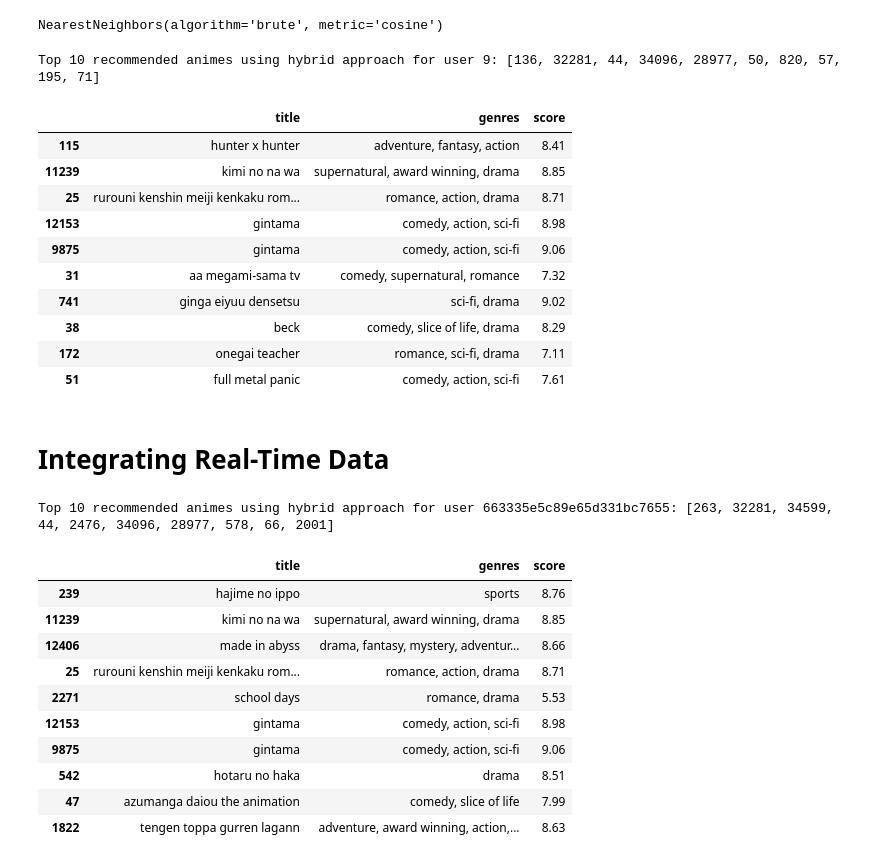
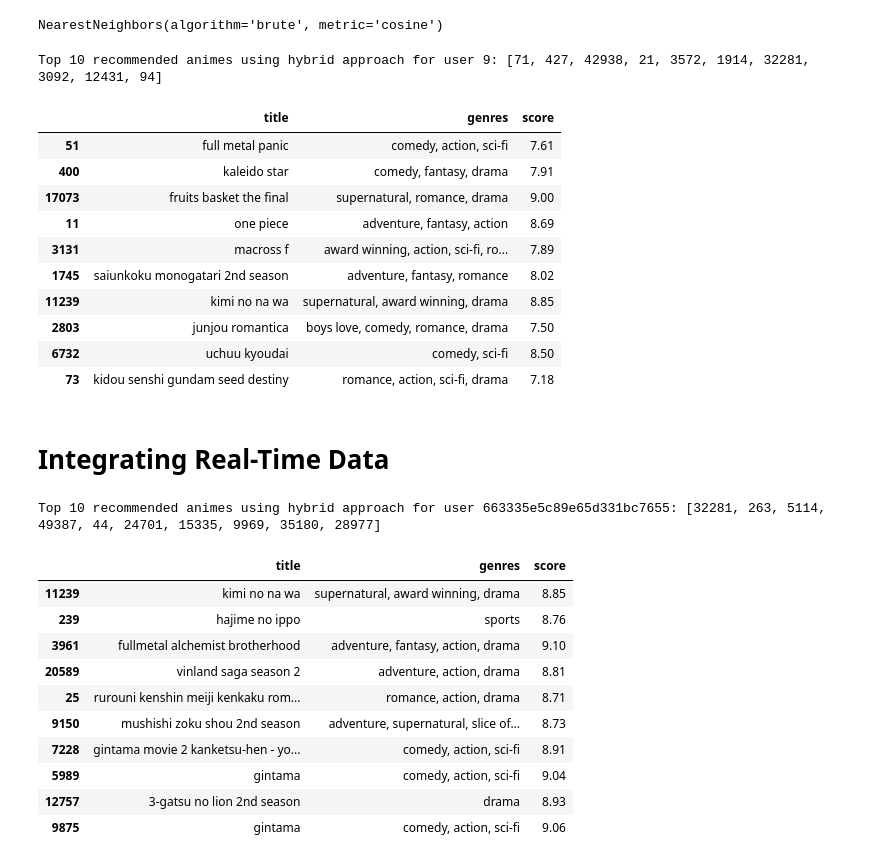
Before and after one commit to SStepz/TheWatcher, a Jupyter notebook: Recommendations/AnimeRS.ipynb, the cells around one changed output. Saved outputs shown, nothing was run; the diff lists cells and outputs as text; code cells hidden in the pictures.

```diff
--- a/Recommendations/AnimeRS.ipynb
+++ b/Recommendations/AnimeRS.ipynb
@@ -526,7 +527,7 @@ def get_recommendations_by_user(user_id, knn, user_anime_matrix, n=10):
     sorted_animes = sorted(weighted_ratings.items(), key=lambda x: x[1], reverse=True)
 
     # Get the top n animes
-    top_n_animes = [anime_id for anime_id, _ in sorted_animes[:n]]
+    top_n_animes = sorted_animes[:n]
     return top_n_animes
 
 def hybrid_recommendations(user_id, svd, knn, user_anime_matrix, n=10):
@@ -539,17 +540,32 @@ def hybrid_recommendations(user_id, svd, knn, user_anime_matrix, n=10):
         if user_rated_animes[anime_id] == 0:  # Only consider animes not rated by the user
             svd_recommendations.append((anime_id, svd.predict(user_id, anime_id).est))
 
+    # Normalize the SVD recommendation scores
+    max_svd_score = max(svd_recommendations, key=lambda x: x[1])[1]
+    min_svd_score = min(svd_recommendations, key=lambda x: x[1])[1]
+    svd_recommendations = [(anime_id, (score - min_svd_score) / (max_svd_score - min_svd_score), score) for anime_id, score in svd_recommendations]
+
     # Sort the SVD recommendations
     svd_recommendations = sorted(svd_recommendations, key=lambda x: x[1], reverse=True)
 
     # Get the top n SVD recommendations
-    top_svd_recommendations = [anime_id for anime_id, _ in svd_recommendations[:n]]
+    top_svd_recommendations = svd_recommendations[:n]
 
     # Refine the recommendations using user-based collaborative filtering
     user_based_recommendations = get_recommendations_by_user(user_id, knn, user_anime_matrix, n)
 
-    # Combine both sets of recommendations
-    final_recommendations = list(set(top_svd_recommendations + user_based_recommendations))[:n]
+    # Normalize the user-based recommendation scores
+    max_user_score = max(user_based_recommendations, key=lambda x: x[1])[1]
+    min_user_score = min(user_based_recommendations, key=lambda x: x[1])[1]
+    user_based_recommendations = [(anime_id, (score - min_user_score) / (max_user_score - min_user_score), score) for anime_id, score in user_based_recommendations]
+
+    # Combine both sets of recommendations and remove duplicates
+    combined_recommendations = list(set(top_svd_recommendations + user_based_recommendations))
+
+    # Sort by recommendation score and then by anime score
+    combined_recommendations = sorted(combined_recommendations, key=lambda x: (x[1], x[2]), reverse=True)
+
+    final_recommendations = [anime_id for anime_id, _, _ in combined_recommendations[:n]]
     return final_recommendations
 
 def get_anime_details_by_ids(anime_ids):
@@ -567,25 +583,25 @@ recommended_animes_ids = hybrid_recommendations(user_id, svd_model, knn_model, u
 print(f'Top 10 recommended animes using hybrid approach for user {user_id}: {recommended_animes_ids}')
 get_anime_details_by_ids(recommended_animes_ids)
 # %% [output]
-Top 10 recommended animes using hybrid approach for user 9: [136, 32281, 44, 34096, 28977, 50, 820, 57, 195, 71]
+Top 10 recommended animes using hybrid approach for user 9: [71, 427, 42938, 21, 3572, 1914, 32281, 3092, 12431, 94]
 |  | title | genres | score |
-| 115 | hunter x hunter | adventure, fantasy, action | 8.41 |
+| 51 | full metal panic | comedy, action, sci-fi | 7.61 |
+| 400 | kaleido star | comedy, fantasy, drama | 7.91 |
+| 17073 | fruits basket the final | supernatural, romance, drama | 9.00 |
+| 11 | one piece | adventure, fantasy, action | 8.69 |
+| 3131 | macross f | award winning, action, sci-fi, ro... | 7.89 |
+| 1745 | saiunkoku monogatari 2nd season | adventure, fantasy, romance | 8.02 |
 | 11239 | kimi no na wa | supernatural, award winning, drama | 8.85 |
-| 25 | rurouni kenshin meiji kenkaku rom... | romance, action, drama | 8.71 |
-| 12153 | gintama | comedy, action, sci-fi | 8.98 |
-| 9875 | gintama | comedy, action, sci-fi | 9.06 |
-| 31 | aa megami-sama tv | comedy, supernatural, romance | 7.32 |
-| 741 | ginga eiyuu densetsu | sci-fi, drama | 9.02 |
-| 38 | beck | comedy, slice of life, drama | 8.29 |
-| 172 | onegai teacher | romance, sci-fi, drama | 7.11 |
-| 51 | full metal panic | comedy, action, sci-fi | 7.61 |
+| 2803 | junjou romantica | boys love, comedy, romance, drama | 7.50 |
+| 6732 | uchuu kyoudai | comedy, sci-fi | 8.50 |
+| 73 | kidou senshi gundam seed destiny | romance, action, sci-fi, drama | 7.18 |
 # %% [markdown]
 # Integrating Real-Time Data
 # %%
 from pymongo import MongoClient
 
 # Function to fetch real-time data from the database
-def fetch_real_time_data(uri, db_name, collection_name):
+def fetch_real_time_data(uri, db_name, collection_name, data_type='anime'):
     # Connect to the MongoDB database
     client = MongoClient(uri)
     db = client[db_name]
@@ -627,28 +643,28 @@ def update_knn_model(user_anime_sparse_matrix):
 # %%
 from decouple import config
 
 mongouser = config("MONGO_USERNAME")
 mongopass = config("MONGO_PASSWORD")
 
 uri = f'mongodb+srv://{mongouser}:{mongopass}@cluster0.ls3onag.mongodb.net/next-auth-prisma?retryWrites=true&w=majority&appName=Cluster0'
 df_real_time = fetch_real_time_data(uri, 'next-auth-prisma', 'Media')
 user_anime_matrix, user_anime_sparse_matrix = update_user_item_matrix(df_score, df_real_time)
 knn = update_knn_model(user_anime_sparse_matrix)
 
-user_id = '663335e5c89e65d331bc7655'
+user_id = '66ab7c9293c726da200f6fe2'
 recommended_animes_ids = hybrid_recommendations(user_id, svd_model, knn, user_anime_matrix)
 print(f'Top 10 recommended animes using hybrid approach for user {user_id}: {recommended_animes_ids}')
 get_anime_details_by_ids(recommended_animes_ids)
 # %% [output]
-Top 10 recommended animes using hybrid approach for user 663335e5c89e65d331bc7655: [263, 32281, 34599, 44, 2476, 34096, 28977, 578, 66, 2001]
+Top 10 recommended animes using hybrid approach for user 663335e5c89e65d331bc7655: [32281, 263, 5114, 49387, 44, 24701, 15335, 9969, 35180, 28977]
 |  | title | genres | score |
+| 11239 | kimi no na wa | supernatural, award winning, drama | 8.85 |
 | 239 | hajime no ippo | sports | 8.76 |
-| 11239 | kimi no na wa | supernatural, award winning, drama | 8.85 |
-| 12406 | made in abyss | drama, fantasy, mystery, adventur... | 8.66 |
+| 3961 | fullmetal alchemist brotherhood | adventure, fantasy, action, drama | 9.10 |
+| 20589 | vinland saga season 2 | adventure, action, drama | 8.81 |
 | 25 | rurouni kenshin meiji kenkaku rom... | romance, action, drama | 8.71 |
-| 2271 | school days | romance, drama | 5.53 |
-| 12153 | gintama | comedy, action, sci-fi | 8.98 |
+| 9150 | mushishi zoku shou 2nd season | adventure, supernatural, slice of... | 8.73 |
+| 7228 | gintama movie 2 kanketsu-hen - yo... | comedy, action, sci-fi | 8.91 |
+| 5989 | gintama | comedy, action, sci-fi | 9.04 |
+| 12757 | 3-gatsu no lion 2nd season | drama | 8.93 |
 | 9875 | gintama | comedy, action, sci-fi | 9.06 |
-| 542 | hotaru no haka | drama | 8.51 |
-| 47 | azumanga daiou the animation | comedy, slice of life | 7.99 |
-| 1822 | tengen toppa gurren lagann | adventure, award winning, action,... | 8.63 |
```
Also changed, not shown: parts of 3 cells of this notebook, 10 other files.
